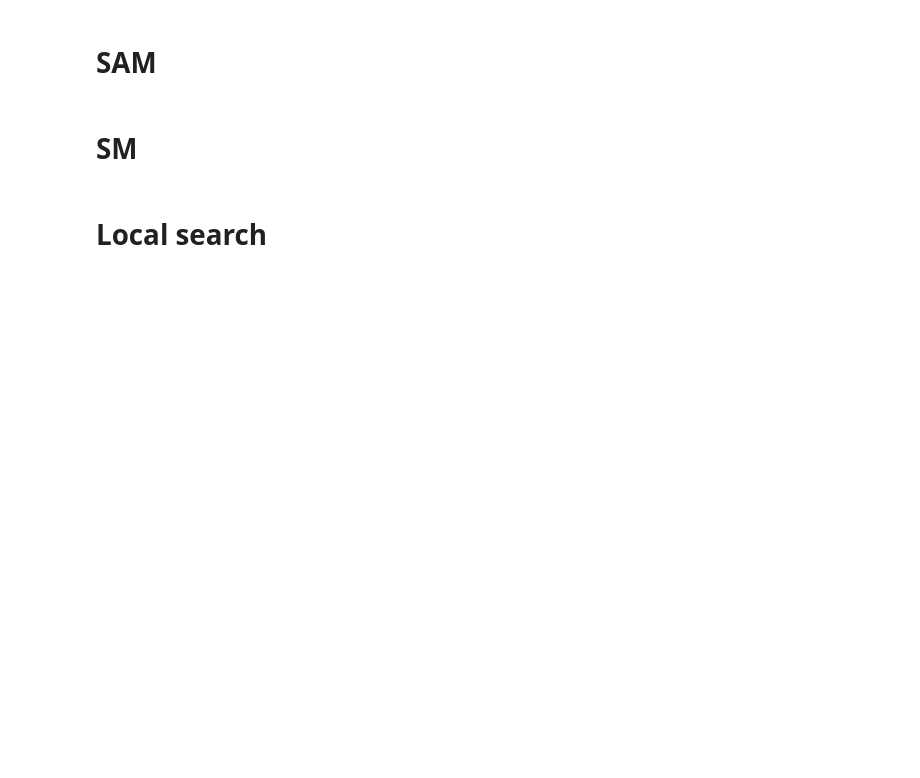
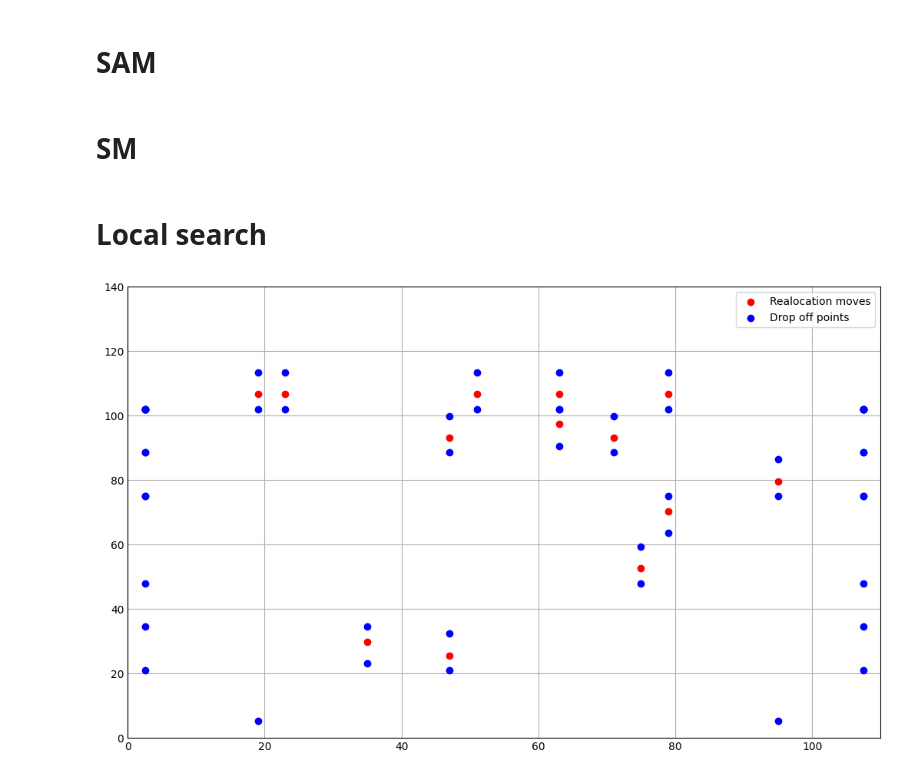
Before and after one commit to mattiabress/exam-mathematical-optimisation, a Jupyter notebook: project.ipynb, the cells around one changed output. Drawn from its saved outputs; the diff is of its cells as text; code cells hidden in the pictures; blank space fills up the shorter version.

```diff
--- a/project.ipynb
+++ b/project.ipynb
@@ -274,0 +432,42 @@ def trptr_problem():
+# %%
+J,D=initialize_map(15)
+# %%
+def plot_points(drop_off_points, realocation_moves,trips,size=(10,6)):
+    plt.style.use('_mpl-gallery')
+    realocation_moves_x=[]
+    realocation_moves_y=[]
+    for point in realocation_moves:
+        realocation_moves_x.append(point.u)
+        realocation_moves_y.append(point.v)
+
+    drop_off_points_x=[]
+    drop_off_points_y=[]
+    for drop_off in drop_off_points:
+        drop_off_points_x.append(drop_off.u)
+        drop_off_points_y.append(drop_off.v)
+
+    # plot
+    fig, ax = plt.subplots(figsize=(10,6),dpi=100)
+    ax.scatter(realocation_moves_x, realocation_moves_y, c="r",label='Realocation moves')
+    ax.scatter(drop_off_points_x, drop_off_points_y, c="b",label='Drop off points')
+    # plot trips
+    for idx,trip in enumerate(trips):
+        trip_x=[]
+        trip_y=[]
+        for drop_off in trip.pi:
+            trip_x.append(drop_off.u)
+            trip_y.append(drop_off.v)
+        ax.plot(trip_x,trip_y,'-',label=f'trip {idx}')
+        color=ax.get_lines()[idx].get_color()
+        for realocation_move in trip.J:
+            ax.scatter(x=realocation_move.u, y=realocation_move.v,c=color)
+
+
+    ax.set(xlim=(0, 110),
+           ylim=(0, 140))
+    ax.legend()
+    plt.show()
+# %%
+plot_points(D,J,[])
+# %% [output]
+[figure, added]
```
Also changed, not shown: parts of 9 cells of this notebook, 2 other files.
